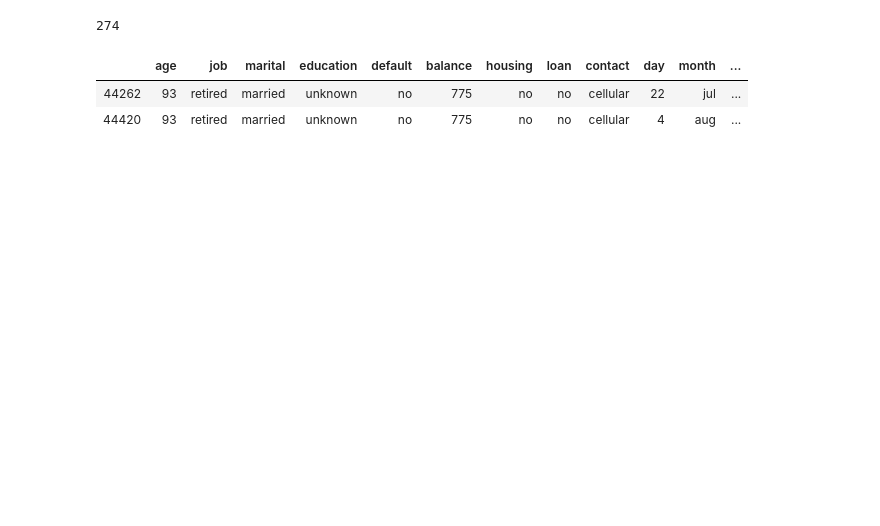
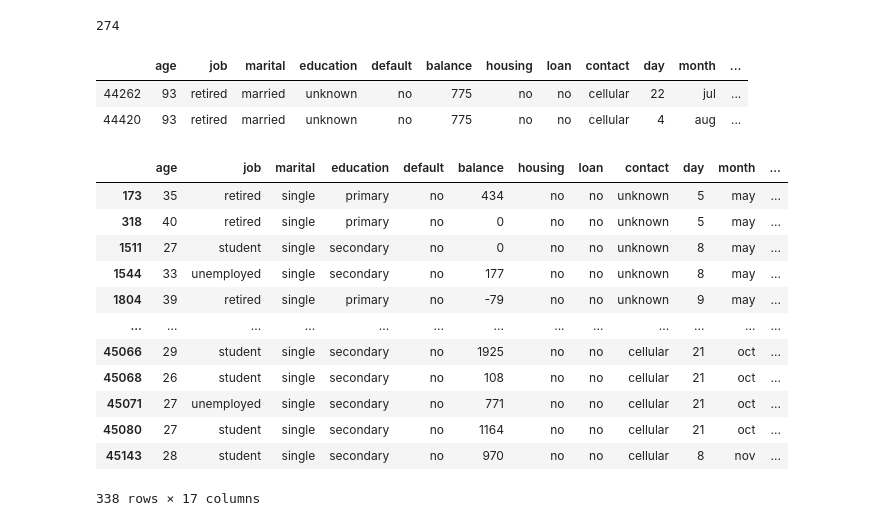
Before and after one commit to shiv1994/BankMarketing, a Jupyter notebook: prelim_analysis.ipynb, the cells around one changed output. Saved outputs shown, nothing was run; the diff lists cells and outputs as text; code cells hidden in the pictures; blank space fills up the shorter version.

```diff
--- a/prelim_analysis.ipynb
+++ b/prelim_analysis.ipynb
@@ -254,3 +276,19 @@ mkt_df_filtered.query('age == 93')
 |  | age | job | marital | education | default | balance | housing | loan | contact | day | month | ... |
 | 44262 | 93 | retired | married | unknown | no | 775 | no | no | cellular | 22 | jul | ... |
 | 44420 | 93 | retired | married | unknown | no | 775 | no | no | cellular | 4 | aug | ... |
+# %%
+result_df
+# %% [output]
+|  | age | job | marital | education | default | balance | housing | loan | contact | day | month | ... |
+| 173 | 35 | retired | single | primary | no | 434 | no | no | unknown | 5 | may | ... |
+| 318 | 40 | retired | single | primary | no | 0 | no | no | unknown | 5 | may | ... |
+| 1511 | 27 | student | single | secondary | no | 0 | no | no | unknown | 8 | may | ... |
+| 1544 | 33 | unemployed | single | secondary | no | 177 | no | no | unknown | 8 | may | ... |
+| 1804 | 39 | retired | single | primary | no | -79 | no | no | unknown | 9 | may | ... |
+| ... | ... | ... | ... | ... | ... | ... | ... | ... | ... | ... | ... | ... |
+| 45066 | 29 | student | single | secondary | no | 1925 | no | no | cellular | 21 | oct | ... |
+| 45068 | 26 | student | single | secondary | no | 108 | no | no | cellular | 21 | oct | ... |
+| 45071 | 27 | unemployed | single | secondary | no | 771 | no | no | cellular | 21 | oct | ... |
+| 45080 | 27 | student | single | secondary | no | 1164 | no | no | cellular | 21 | oct | ... |
+| 45143 | 28 | student | single | secondary | no | 970 | no | no | cellular | 8 | nov | ... |
+338 rows × 17 columns
```
Also changed, not shown: parts of 10 cells of this notebook, 2 other files.
